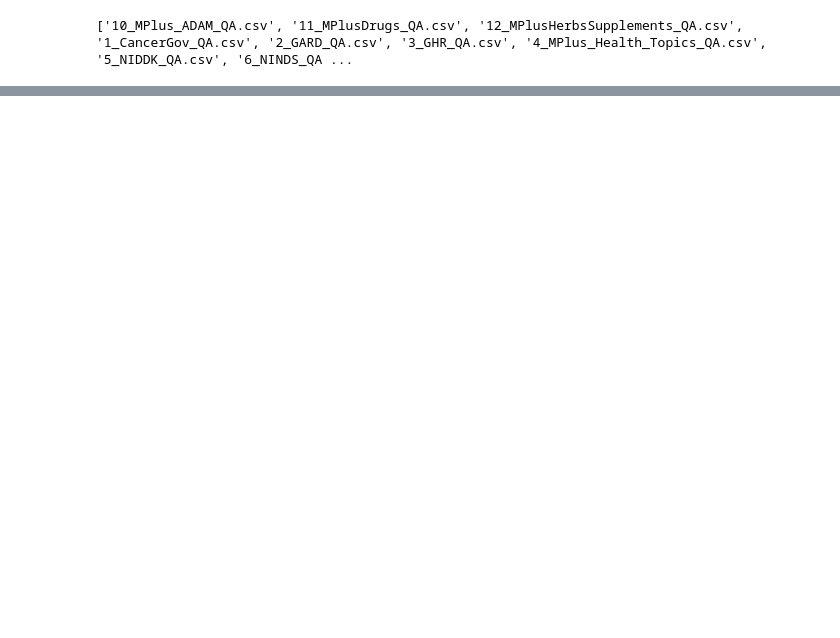
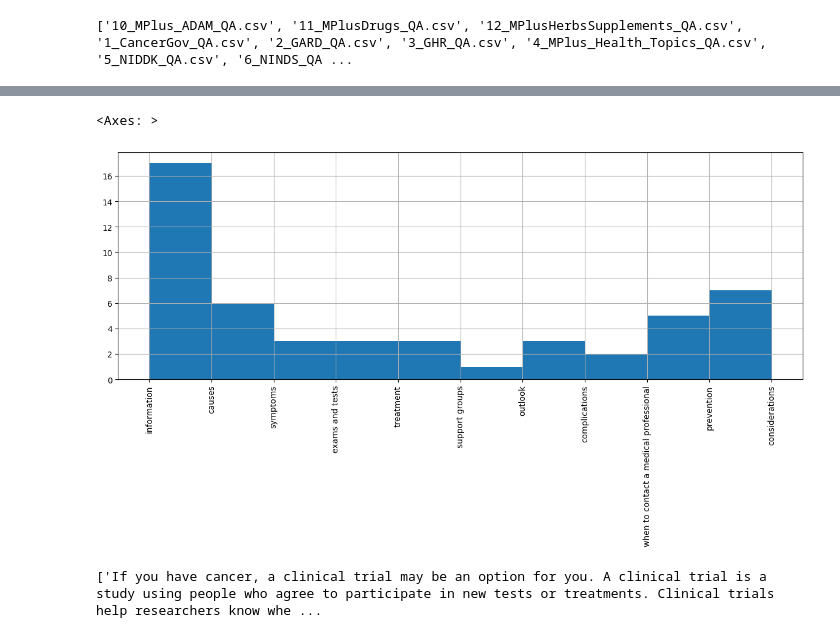
Before and after one commit to pablorocg/MedicalRAG, a Jupyter notebook: EDA.ipynb, the cells around one changed output, grey strips where cells are left out. Saved outputs shown, nothing was run; the diff lists cells and outputs as text; code cells hidden in the pictures; blank space fills up the shorter version.

```diff
--- a/EDA.ipynb
+++ b/EDA.ipynb
@@ -10,8 +10,8 @@ print(files)
 # Read the files into a dataframe
 for idx, file in enumerate(files):
     if idx == 0:
-        df = pd.read_csv('dataset/processed_data/' + file)
+        df = pd.read_csv('dataset/processed_data/' + file, na_values=['', ' ', 'No information found.'])
     else:
-        df = pd.concat([df, pd.read_csv('dataset/processed_data/' + file)], ignore_index=True)
+        df = pd.concat([df, pd.read_csv('dataset/processed_data/' + file, na_values=['', ' ', 'No information found.'])], ignore_index=True)
 # %% [output]
 ['10_MPlus_ADAM_QA.csv', '11_MPlusDrugs_QA.csv', '12_MPlusHerbsSupplements_QA.csv', '1_CancerGov_QA.csv', '2_GARD_QA.csv', '3_GHR_QA.csv', '4_MPlus_Health_Topics_QA.csv', '5_NIDDK_QA.csv', '6_NINDS_QA ...
@@ -33,0 +18,7 @@ df
+# %%
+# Quedarse con las filas sin nan
+df = df.dropna()
+# Quedarse con las 300 primeras filas
+df = df.head(50)
+
+df
@@ -33,0 +43,48 @@ df
+# %%
+# Mostrar histograma de question_type para ver cuantos tipos de preguntas hay con etiquetas verticales
+
+df.question_type.hist(figsize=(15,5), xrot=90)
+# %% [output]
+<Axes: >
+[figure, added]
+# %%
+import faiss
+from faiss import write_index
+import numpy as np
+import pandas as pd
+import torch
+from transformers import AutoTokenizer, AutoModel
+
+# Movemos el modelo y los datos al dispositivo que corresponda
+device = torch.device('cuda' if torch.cuda.is_available() else 'cpu')
+
+# Función para obtener word embeddings con BERT
+def get_bert_embeddings(documents):
+  tokenizer = AutoTokenizer.from_pretrained('emilyalsentzer/Bio_ClinicalBERT')
+  model = AutoModel.from_pretrained('emilyalsentzer/Bio_ClinicalBERT').to(device)
+  embeddings = []
+  for doc in documents:
+    inputs = tokenizer(doc, return_tensors='pt', truncation=True, padding=True, max_length=256).to(device)
+    with torch.no_grad():
+      outputs = model(**inputs)
+    doc_embedding = outputs.last_hidden_state.mean(1).squeeze().cpu().numpy()
+    embeddings.append(doc_embedding)
+  return np.array(embeddings)
+
+# Función para crear el índice FAISS
+def create_faiss_index(embeddings):
+  dimension = embeddings.shape[1]
+  index = faiss.IndexFlatL2(dimension)
+  index.add(embeddings)
+  return index
+
+
+documents = df.answer.tolist()  # Los textos están en la columna "title"
+print(documents)
+# Procesamos los documentos para obtener los word embeddings
+embeddings = get_bert_embeddings(documents)
+
+# Crea el índice FAISS con los embeddings
+index = create_faiss_index(embeddings)
+# %% [output]
+['If you have cancer, a clinical trial may be an option for you. A clinical trial is a study using people who agree to participate in new tests or treatments. Clinical trials help researchers know whe ...
```
Also changed, not shown: parts of 3 cells of this notebook, 5 other files.
